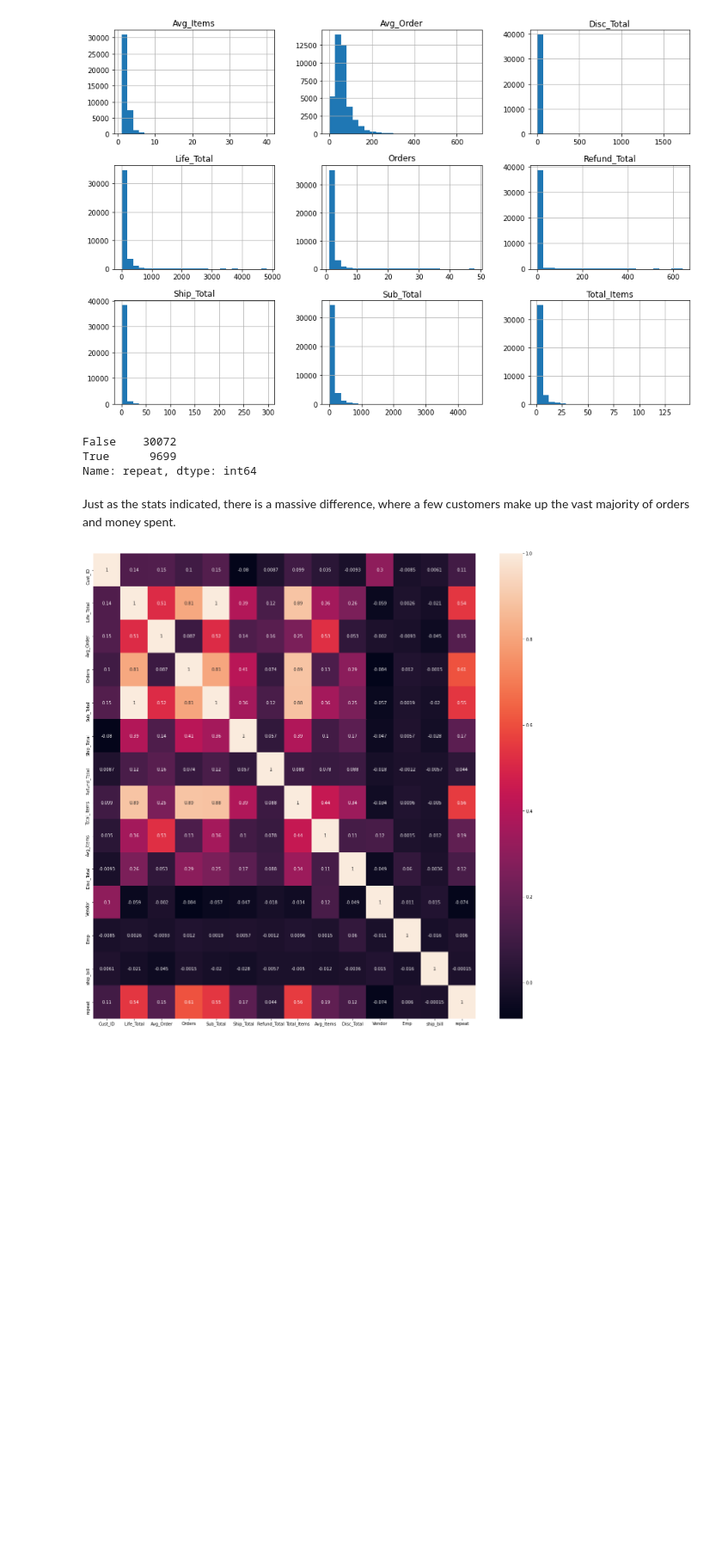
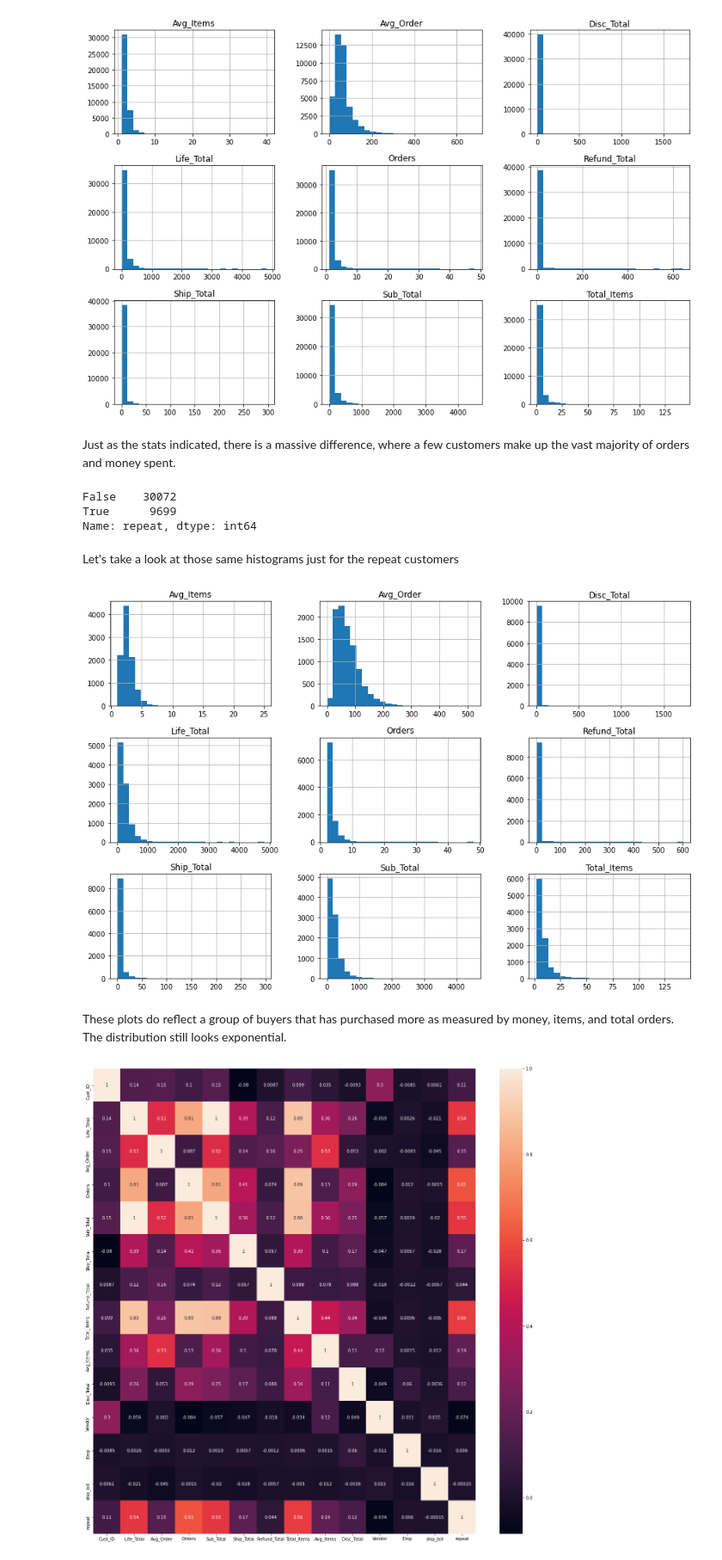
Before and after one commit to shahinrostami/Shopify-CLV, a Jupyter notebook: Cap2_EDA.ipynb, the cells around one changed output. Shown at 86% size. Drawn from its saved outputs; the diff is of its cells as text; code cells hidden in the pictures; blank space fills up the shorter version.

```diff
--- a/Cap2_EDA.ipynb
+++ b/Cap2_EDA.ipynb
@@ -58,6 +58,8 @@ df.head(10)
 # %%
 # let's add a column if they are a repeat customer (ordered more than once)
 df['repeat'] = df['Orders'] > 1
+# %%
+df['weekday'] = df['first_order'].dt.day_name()
 # %%
 df.info()
 # %% [output]
@@ -97,13 +99,23 @@ hist = df[['Life_Total', 'Avg_Order', 'Orders', 'Sub_Total', 'Ship_Total', 'Refu
 # %% [output]
 [figure]
-# %%
-df['repeat'].value_counts()
-# %% [output]
-False    30072
-True      9699
-Name: repeat, dtype: int64
 # %% [markdown]
 Just as the stats indicated, there is a massive difference, where a few customers make up the vast majority of orders and money spent.
+# %%
+# number of repeat customers
+df['repeat'].value_counts()
+# %% [output]
+False    30072
+True      9699
+Name: repeat, dtype: int64
+# %% [markdown]
+Let's take a look at those same histograms just for the repeat customers
+# %%
+rep = df[df['repeat']]
+_ = rep[['Life_Total', 'Avg_Order', 'Orders', 'Sub_Total', 'Ship_Total', 'Refund_Total', 'Total_Items', 'Avg_Items', 'Disc_Total']].hist(bins=25, figsize=(15,10))
+# %% [output]
+[figure, added]
+# %% [markdown]
+These plots do reflect a group of buyers that has purchased more as measured by money, items, and total orders. The distribution still looks exponential.
 # %%
 # let's look at the correlation coefficient
 corr = df.corr()
```
Also changed, not shown: parts of 66 cells of this notebook.
